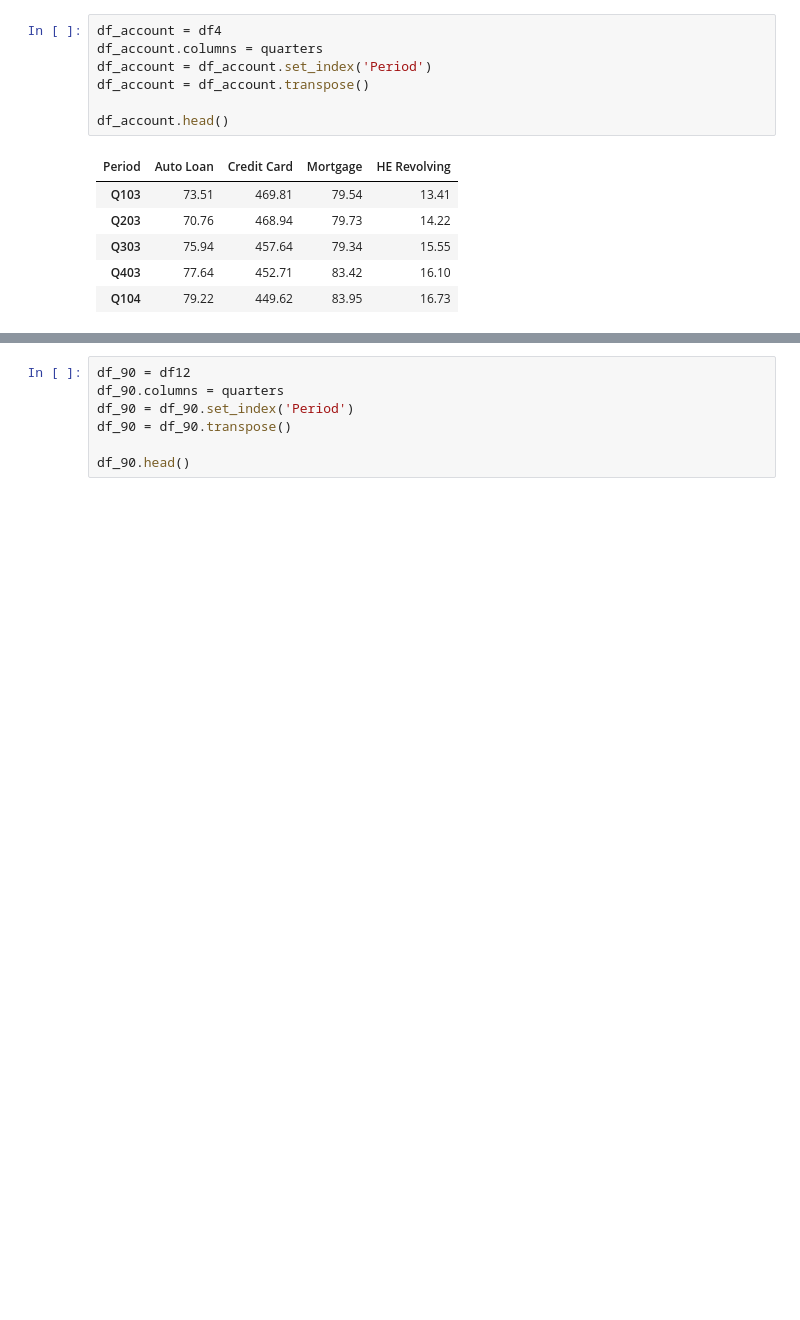
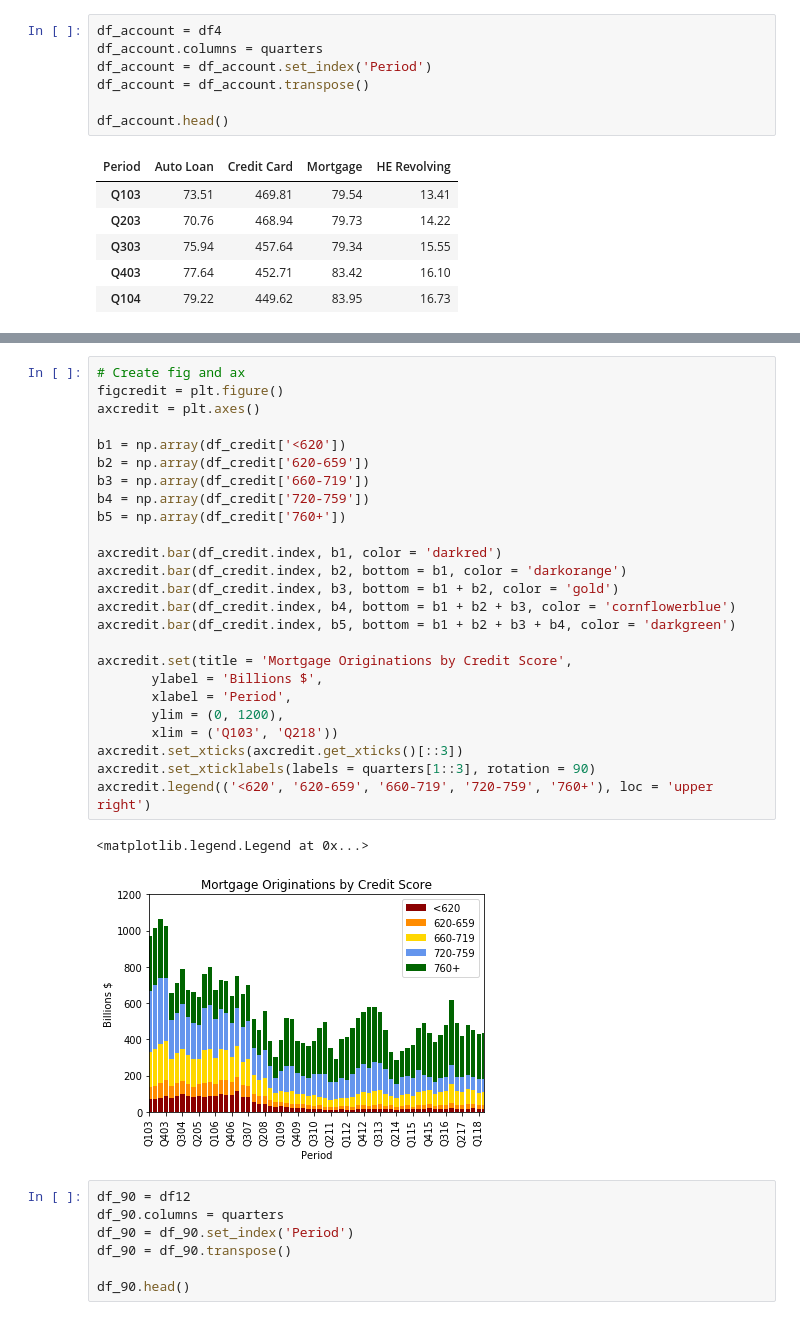
Before and after one commit to bowielh/Project1_Group1, a Jupyter notebook: Housing_Bubble.ipynb, the cells around one changed output, grey strips where cells are left out. Drawn from its saved outputs; the diff is of its cells as text; blank space fills up the shorter version.

```diff
--- a/Housing_Bubble.ipynb
+++ b/Housing_Bubble.ipynb
@@ -159,3 +173,31 @@ df_credit.head()
+# %%
+# Create fig and ax
+figcredit = plt.figure()
+axcredit = plt.axes()
+
+b1 = np.array(df_credit['<620'])
+b2 = np.array(df_credit['620-659'])
+b3 = np.array(df_credit['660-719'])
+b4 = np.array(df_credit['720-759'])
+b5 = np.array(df_credit['760+'])
+
+axcredit.bar(df_credit.index, b1, color = 'darkred')
+axcredit.bar(df_credit.index, b2, bottom = b1, color = 'darkorange')
+axcredit.bar(df_credit.index, b3, bottom = b1 + b2, color = 'gold')
+axcredit.bar(df_credit.index, b4, bottom = b1 + b2 + b3, color = 'cornflowerblue')
+axcredit.bar(df_credit.index, b5, bottom = b1 + b2 + b3 + b4, color = 'darkgreen')
+
+axcredit.set(title = 'Mortgage Originations by Credit Score',
+       ylabel = 'Billions $',
+       xlabel = 'Period',
+       ylim = (0, 1200),
+       xlim = ('Q103', 'Q218'))
+axcredit.set_xticks(axcredit.get_xticks()[::3])
+axcredit.set_xticklabels(labels = quarters[1::3], rotation = 90)
+axcredit.legend(('<620', '620-659', '660-719', '720-759', '760+'), loc = 'upper right')
+# %% [output]
+<matplotlib.legend.Legend at 0x...>
+[figure, added]
 # %%
 df_90 = df12
 df_90.columns = quarters
```
Also changed, not shown: parts of 8 cells of this notebook.
